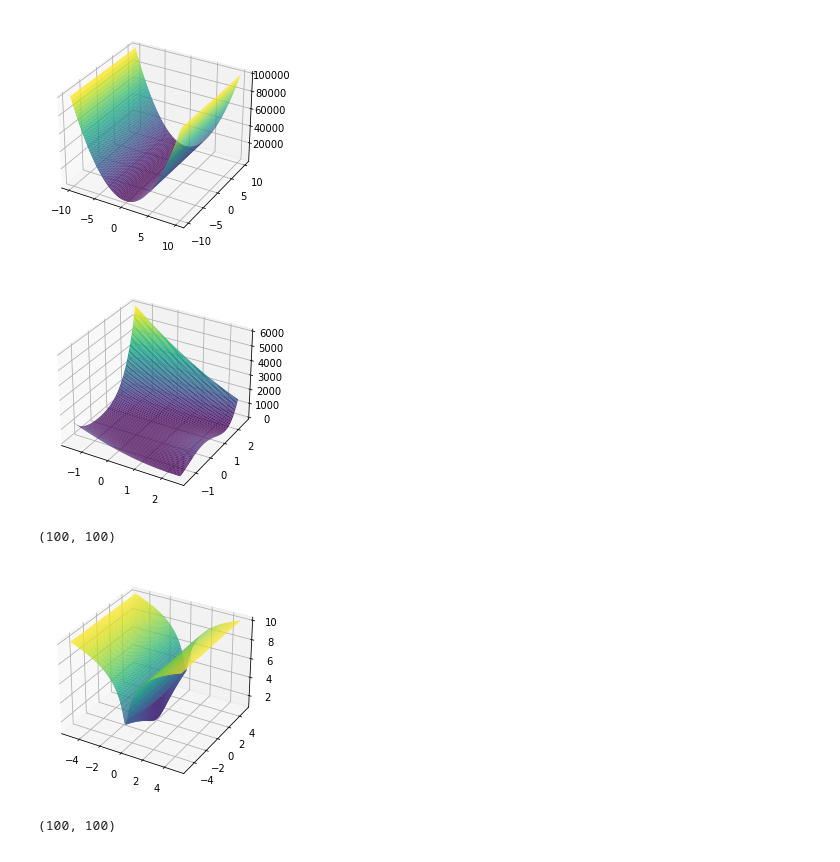
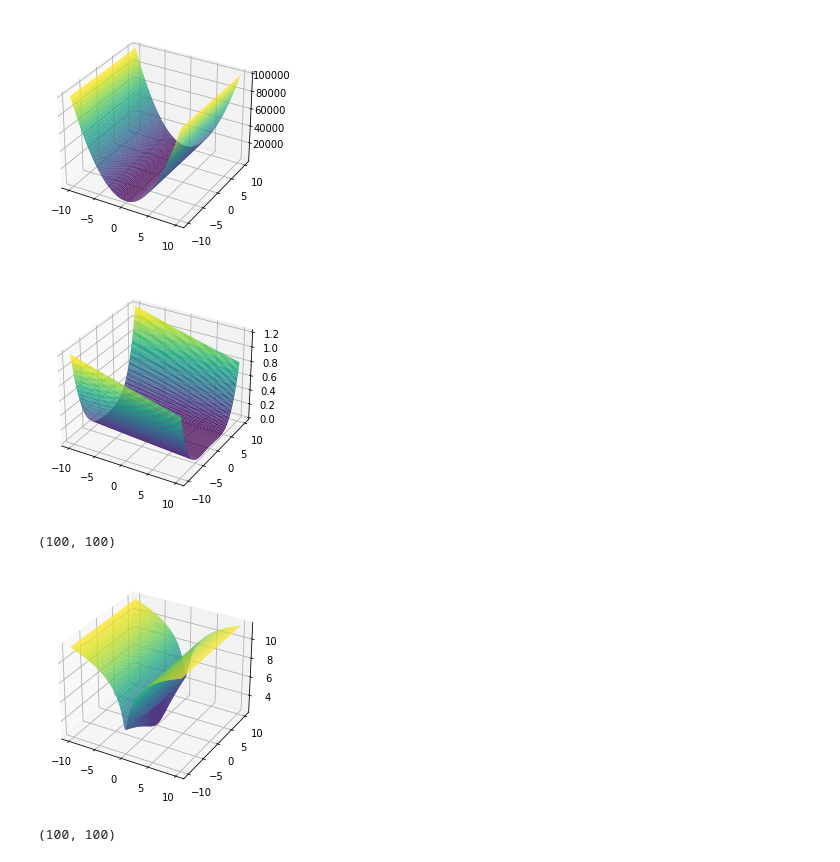
Before and after one commit to UCPHszf/Numerical-Optimization, a Jupyter notebook: code/case_studies.ipynb, the cells around one changed output. Cells and saved outputs as stored; diff of their text form; code cells hidden in the pictures.

Commit message:
Change the range of plot

```diff
--- a/code/case_studies.ipynb
+++ b/code/case_studies.ipynb
@@ -342,31 +342,31 @@ my_plot_3d(ellipsoid, start=-10, end=10)
 (100, 100)
 [figure]
 # %%
-def plot_rosenbrock_banana(start=-1.5, end=2.5):
+def plot_rosenbrock_banana(start=-10, end=10):
     x = np.linspace(start, end, 100)
     y = np.linspace(start, end, 100)
     X, Y = np.meshgrid(x, y)
     n = len(X)
     Z = np.array([[0] * n for _ in range(n)])
     for i in range(n):
         for j in range(n):
             Z[i][j] = rosenbrock_banana(x_1=x[i], x_2=y[j])
 
     fig = plt.figure()
     ax = plt.axes(projection='3d')
     # ax.contour3D(X, Y, Z, 50)
     # ax.plot_wireframe(X, Y, Z)
     ax.plot_surface(X, Y, Z, rstride=1, cstride=1,
                 cmap='viridis', edgecolor='none')
 
 plot_rosenbrock_banana()
 # %% [output]
-[figure, old version]
+[figure, new version]
 # %%
-my_plot_3d(log_ellipsoid, start=-5, end=5)
+my_plot_3d(log_ellipsoid)
 # %% [output]
 (100, 100)
-[figure, old version]
+[figure, new version]
 # %%
 my_plot_3d(attractive_sector)
 # %% [output]
```
Also changed, not shown: parts of 2 cells of this notebook.
